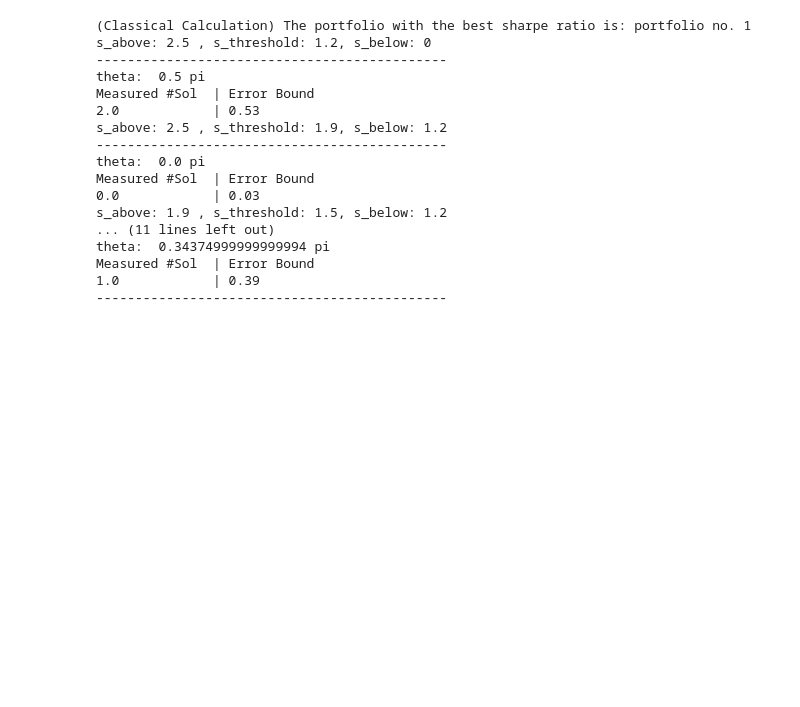
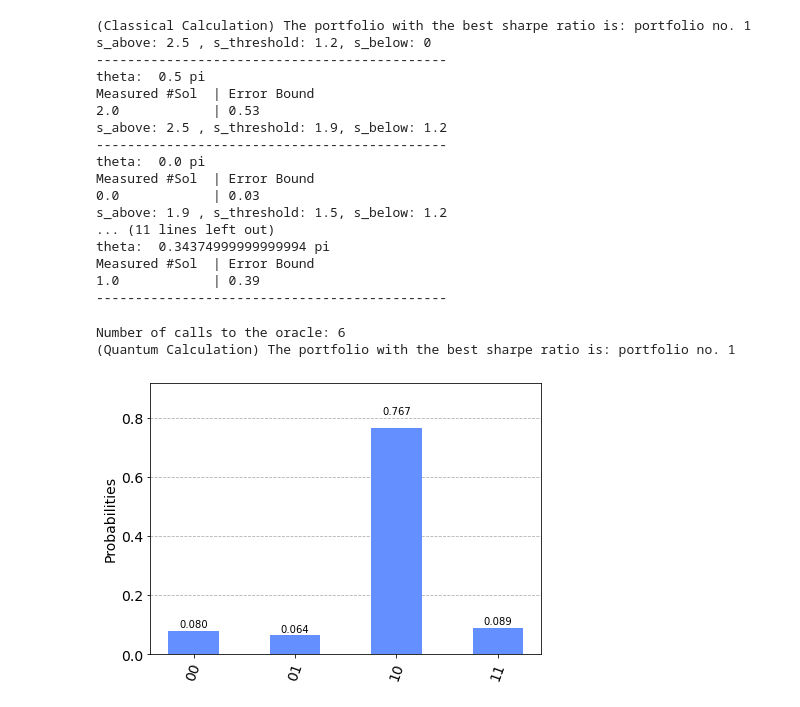
Before and after one commit to Quantumyilmaz/Quantum-Algorithms, a Jupyter notebook: QAIF_PortfOpt.ipynb, the cells around one changed output. Drawn from its saved outputs; the diff is of its cells as text; code cells hidden in the pictures; blank space fills up the shorter version.

```diff
--- a/QAIF_PortfOpt.ipynb
+++ b/QAIF_PortfOpt.ipynb
@@ -349,18 +332,20 @@ Measured #Sol  | Error Bound
 # %%
 # Now that we have found the correct grover op, we can do amplification.
 # We also use the theta, which we have found during Quantum Counting, for determining the number of calls to the oracle.
 n = grover_op.num_qubits
-t = round(0.5 * (np.pi/theta - 1)) if theta != 0 else 0
+t_grover = round(0.5 * (np.pi/theta - 1)) if theta != 0 else 0
 print('Number of calls to the oracle:',t)
 circ = QuantumCircuit(n)
-circ.h(circ.qubits)
-for _ in range(t):
-    circ.append(grover_op.to_gate(),circ.qubits)
+circ.compose(grover_eigstate.to_gate(),inplace=True)
+for _ in range(t_grover):
+    circ.compose(grover_op.to_gate(),inplace=True)
 
-circ.measure_all()
+counts = get_counts(circ,circ.qubits[:n_state])
 
-counts = execute_circ(circ,simulator).get_counts(circ)
-
-print('(Quantum Calculation) The portfolio with the best sharpe ratio is: portfolio no.',int(max(counts, key=counts.get),2))
+print('(Quantum Calculation) The portfolio with the best sharpe ratio is: portfolio no.',int(max(counts, key=counts.get)[::-1],2))
 
 plot_histogram(counts)
+# %% [output]
+Number of calls to the oracle: 6
+(Quantum Calculation) The portfolio with the best sharpe ratio is: portfolio no. 1
+[figure, added]
```
Also changed, not shown: parts of 3 cells of this notebook.
